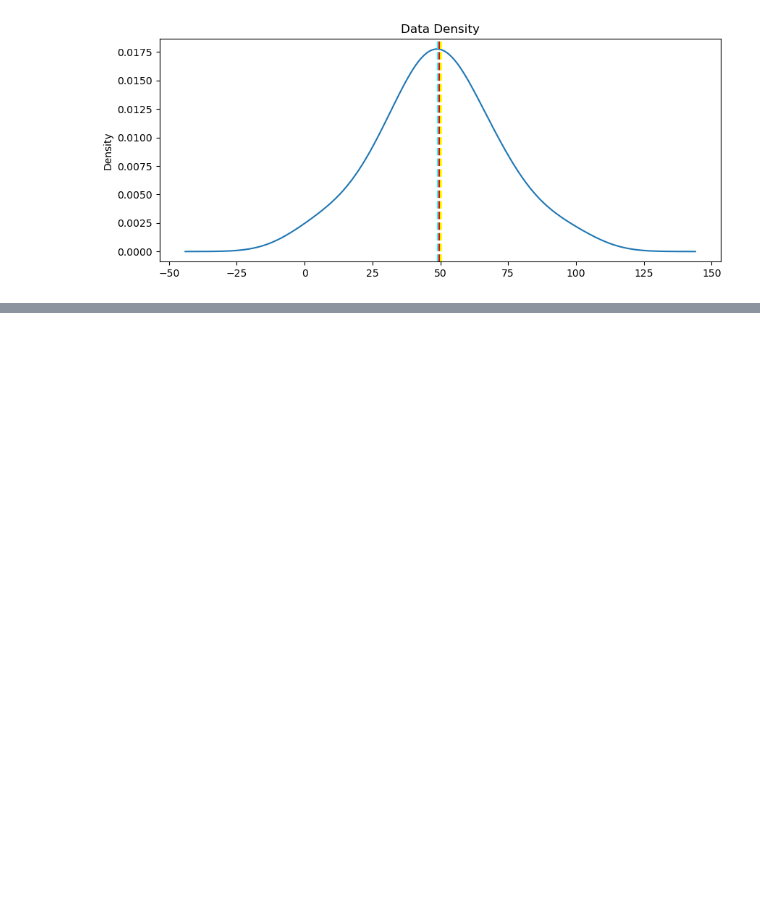
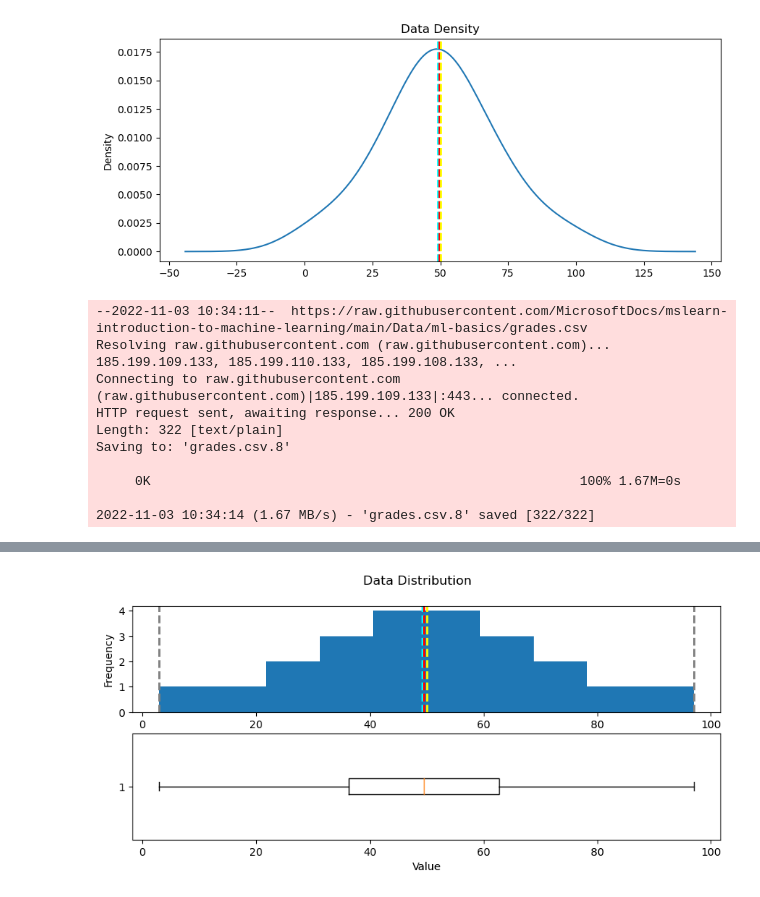
Before and after one commit to chimi-pt/Data-Science, a Jupyter notebook: test.ipynb, the cells around one changed output, grey strips where cells are left out. Drawn from its saved outputs; the diff is of its cells as text; code cells hidden in the pictures; blank space fills up the shorter version.

```diff
--- a/test.ipynb
+++ b/test.ipynb
@@ -670,3 +670,82 @@ col = df_students['Grade']
 show_density(col)
 # %% [output]
 [figure]
+# %%
+import pandas as pd
+from matplotlib import pyplot as plt
+
+#load data from a text file
+!wget https://raw.githubusercontent.com/MicrosoftDocs/mslearn-introduction-to-machine-learning/main/Data/ml-basics/grades.csv
+df_students = pd.read_csv('grades.csv',delimiter=',',header='infer')
+
+#Remove any rows with missing data
+# Remove any rows with missing data
+df_students = df_students.dropna(axis=0, how='any')
+
+# Calculate who passed, assuming '60' is the grade needed to pass
+passes  = pd.Series(df_students['Grade'] >= 60)
+
+# Save who passed to the Pandas dataframe
+df_students = pd.concat([df_students, passes.rename("Pass")], axis=1)
+
+
+# Print the result out into this notebook
+print(df_students)
+
+
+# Create a function that we can re-use
+def show_distribution(var_data):
+    '''
+    This function will make a distribution (graph) and display it
+    '''
+
+    # Get statistics
+    min_val = var_data.min()
+    max_val = var_data.max()
+    mean_val = var_data.mean()
+    med_val = var_data.median()
+    mod_val = var_data.mode()[0]
+
+    print('Minimum:{:.2f}\nMean:{:.2f}\nMedian:{:.2f}\nMode:{:.2f}\nMaximum:{:.2f}\n'.format(min_val,
+                                                                                            mean_val,
+                                                                                            med_val,
+                                                                                            mod_val,
+                                                                                            max_val))
+
+    # Create a figure for 2 subplots (2 rows, 1 column)
+    fig, ax = plt.subplots(2, 1, figsize = (10,4))
+
+    # Plot the histogram
+    ax[0].hist(var_data)
+    ax[0].set_ylabel('Frequency')
+
+    # Add lines for the mean, median, and mode
+    ax[0].axvline(x=min_val, color = 'gray', linestyle='dashed', linewidth = 2)
+    ax[0].axvline(x=mean_val, color = 'cyan', linestyle='dashed', linewidth = 2)
+    ax[0].axvline(x=med_val, color = 'red', linestyle='dashed', linewidth = 2)
+    ax[0].axvline(x=mod_val, color = 'yellow', linestyle='dashed', linewidth = 2)
+    ax[0].axvline(x=max_val, color = 'gray', linestyle='dashed', linewidth = 2)
+
+    # Plot the boxplot
+    ax[1].boxplot(var_data, vert=False)
+    ax[1].set_xlabel('Value')
+
+    # Add a title to the Figure
+    fig.suptitle('Data Distribution')
+
+    # Show the figure
+    fig.show()
+
+
+show_distribution(df_students['Grade'])
+# %% [output]
+--2022-11-03 10:34:11--  https://raw.githubusercontent.com/MicrosoftDocs/mslearn-introduction-to-machine-learning/main/Data/ml-basics/grades.csv
+Resolving raw.githubusercontent.com (raw.githubusercontent.com)... 185.199.109.133, 185.199.110.133, 185.199.108.133, ...
+Connecting to raw.githubusercontent.com (raw.githubusercontent.com)|185.199.109.133|:443... connected.
+HTTP request sent, awaiting response... 200 OK
+Length: 322 [text/plain]
+Saving to: 'grades.csv.8'
+
+     0K                                                       100% 1.67M=0s
+
+2022-11-03 10:34:14 (1.67 MB/s) - 'grades.csv.8' saved [322/322]
@@ -672,0 +769 @@ show_density(col)
+[figure, added]
```
Also changed, not shown: parts of 18 cells of this notebook, 1 other file.
